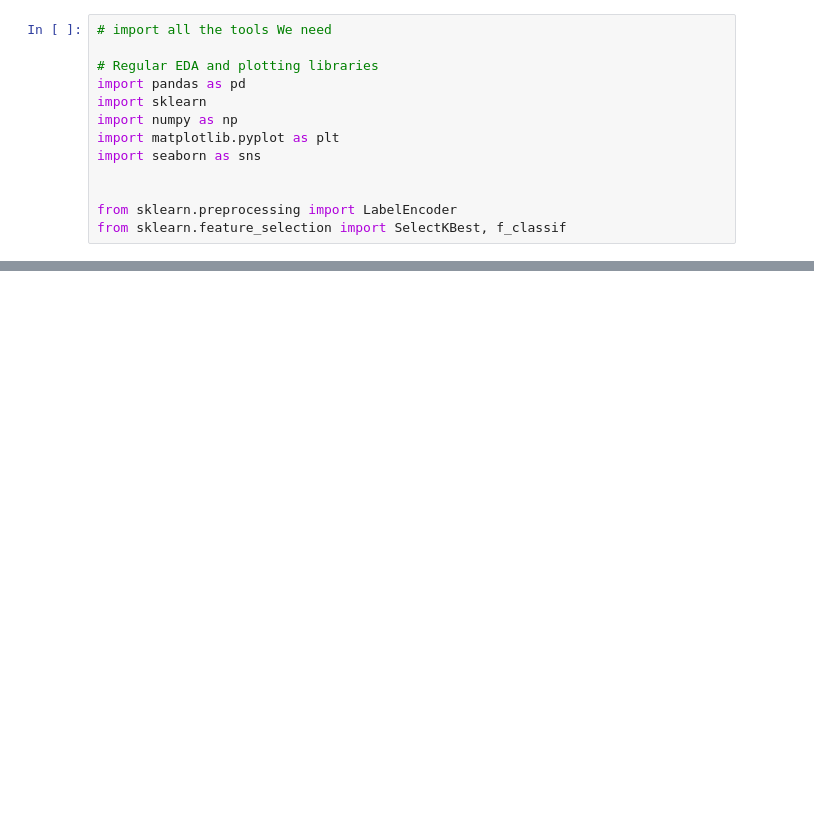
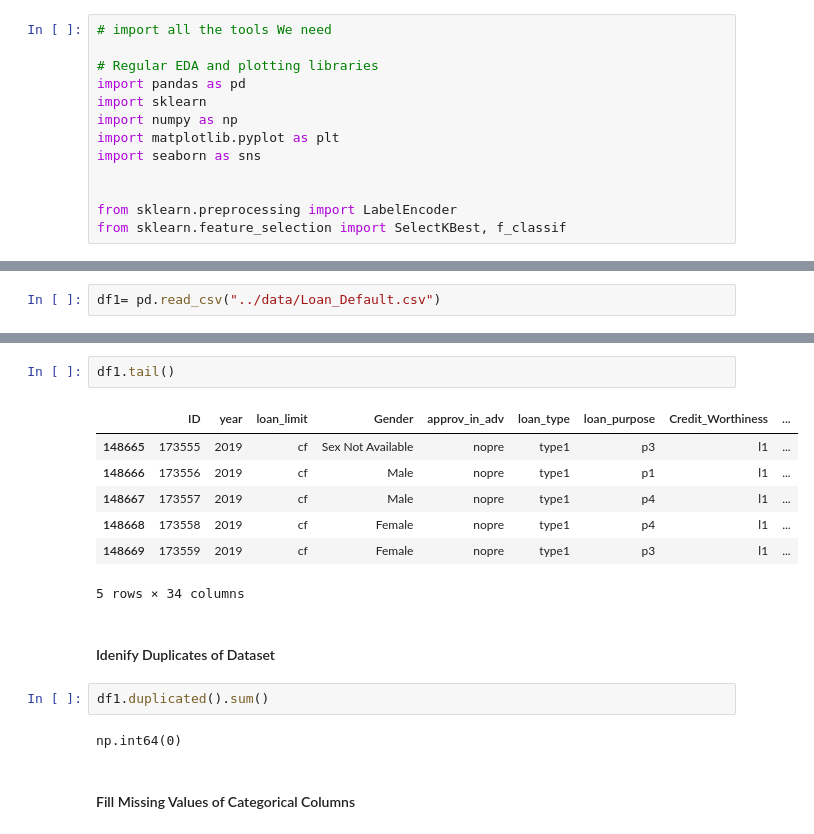
Before and after one commit to it24101264/PGNO306, a Jupyter notebook: notebooks/ITXXXXXXX_EncodingCategorical.ipynb, the cells around one changed output, grey strips where cells are left out. Cells and saved outputs as stored; diff of their text form; blank space fills up the shorter version.

```diff
--- a/notebooks/ITXXXXXXX_EncodingCategorical.ipynb
+++ b/notebooks/ITXXXXXXX_EncodingCategorical.ipynb
@@ -23,0 +20,2 @@ df_encoded=df1.copy()
+# %%
+df1= pd.read_csv("../data/Loan_Default.csv")
@@ -23,0 +39,18 @@ df_encoded=df1.copy()
+# %%
+df1.tail()
+# %% [output]
+|  | ID | year | loan_limit | Gender | approv_in_adv | loan_type | loan_purpose | Credit_Worthiness | ... |
+| 148665 | 173555 | 2019 | cf | Sex Not Available | nopre | type1 | p3 | l1 | ... |
+| 148666 | 173556 | 2019 | cf | Male | nopre | type1 | p1 | l1 | ... |
+| 148667 | 173557 | 2019 | cf | Male | nopre | type1 | p4 | l1 | ... |
+| 148668 | 173558 | 2019 | cf | Female | nopre | type1 | p4 | l1 | ... |
+| 148669 | 173559 | 2019 | cf | Female | nopre | type1 | p3 | l1 | ... |
+5 rows × 34 columns
+# %% [markdown]
+#### Idenify Duplicates of Dataset
+# %%
+df1.duplicated().sum()
+# %% [output]
+np.int64(0)
+# %% [markdown]
+#### Fill Missing Values of Categorical Columns
```
Also changed, not shown: parts of 39 cells of this notebook.
